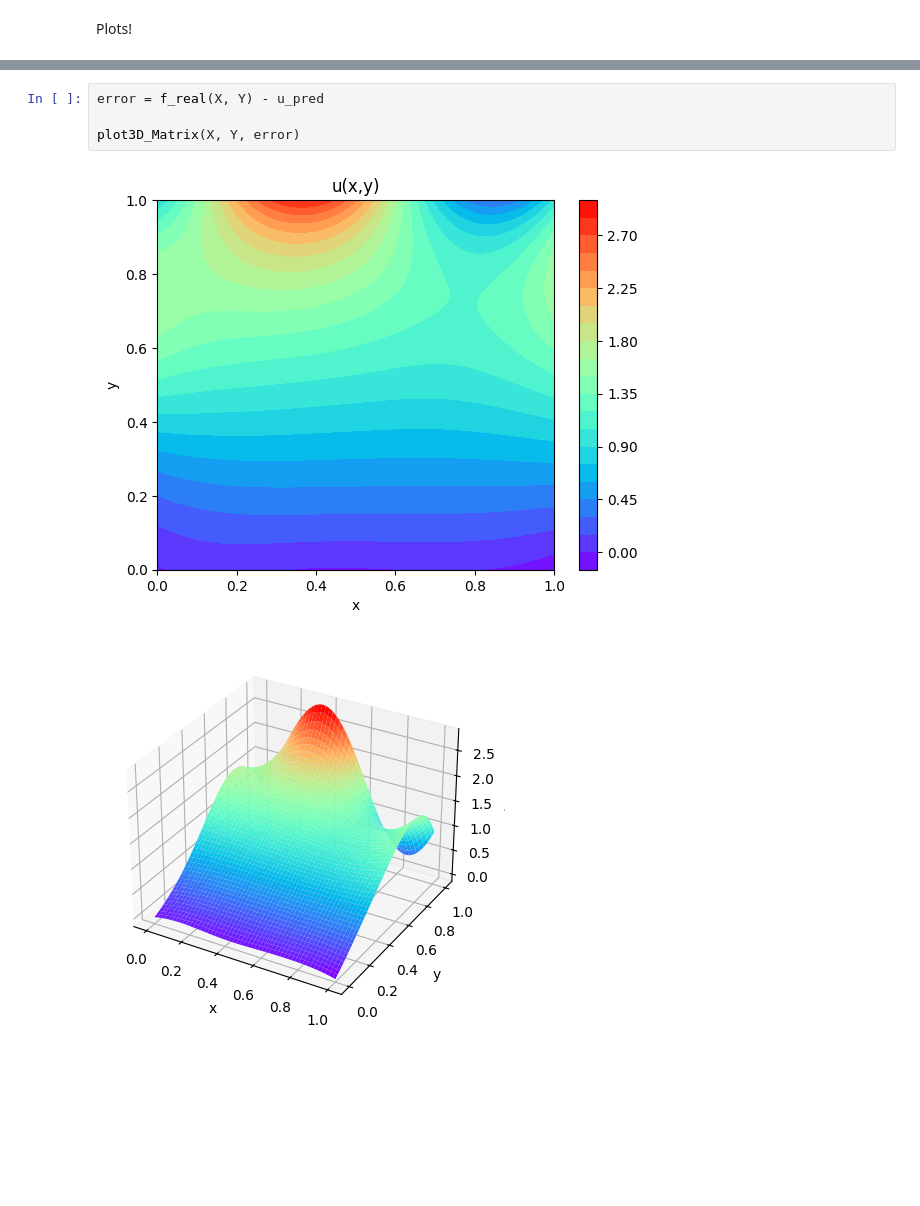
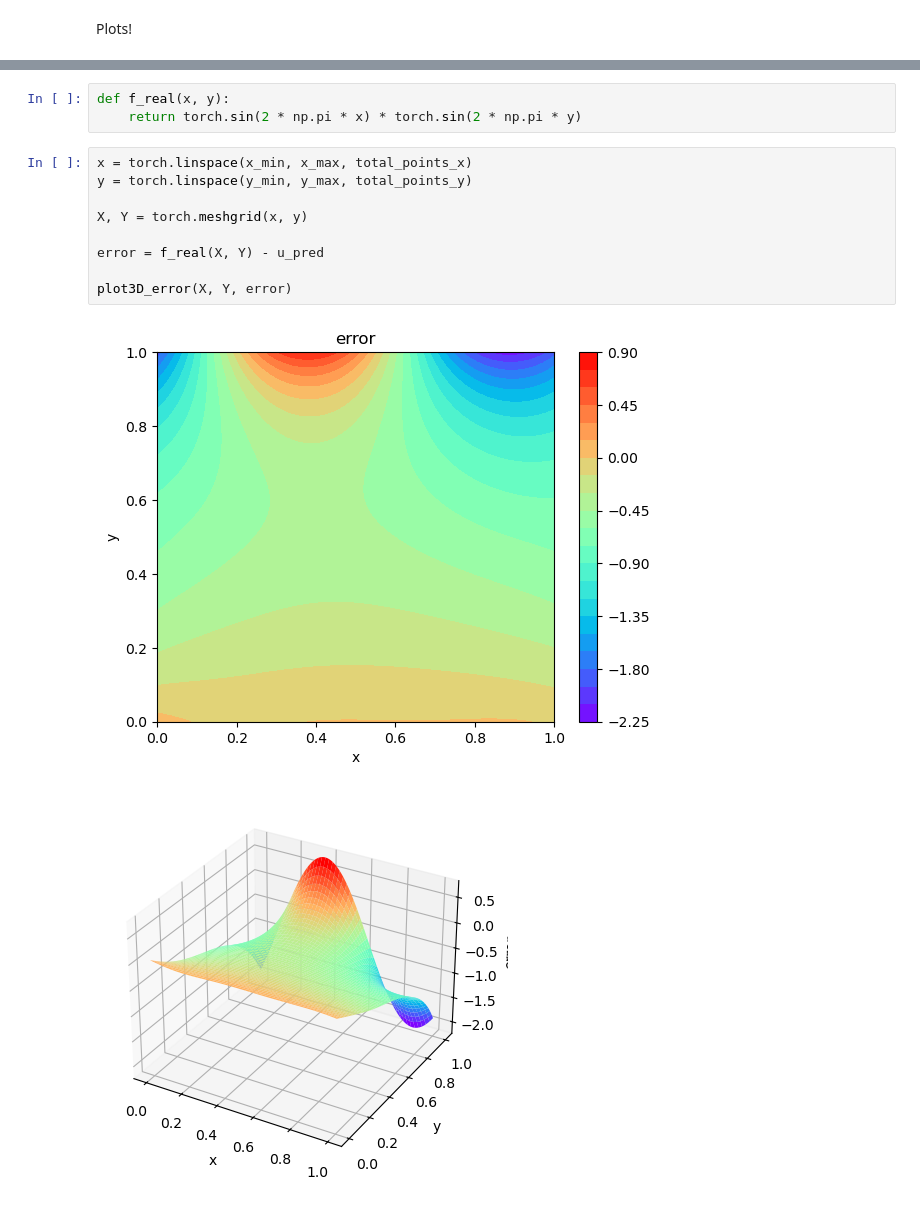
Before and after one commit to jkoganem/SEMS2024-deeplearning, a Jupyter notebook: poisson_mixed_boundary.ipynb, the cells around one changed output, grey strips where cells are left out. Saved outputs shown, nothing was run; the diff lists cells and outputs as text; blank space fills up the shorter version.

```diff
--- a/poisson_mixed_boundary.ipynb
+++ b/poisson_mixed_boundary.ipynb
@@ -279,7 +300,15 @@ plot3D_Matrix(X, Y, u_pred)
-# %%
-error = f_real(X, Y) - u_pred
-
-plot3D_Matrix(X, Y, error)
-# %% [output]
-[figure, removed]
-[figure, removed]
+# %%
+def f_real(x, y):
+    return torch.sin(2 * np.pi * x) * torch.sin(2 * np.pi * y)
+# %%
+x = torch.linspace(x_min, x_max, total_points_x)
+y = torch.linspace(y_min, y_max, total_points_y)
+
+X, Y = torch.meshgrid(x, y)
+
+error = f_real(X, Y) - u_pred
+
+plot3D_error(X, Y, error)
+# %% [output]
+[figure, added]
+[figure, added]
```
Also changed, not shown: parts of 14 cells of this notebook, 7 other files.
